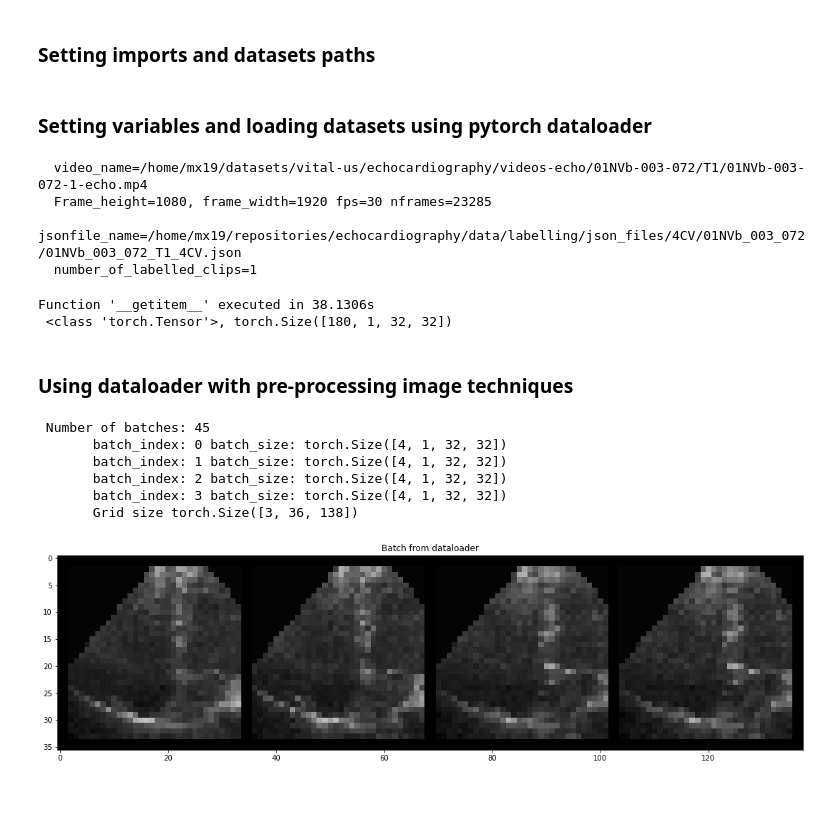
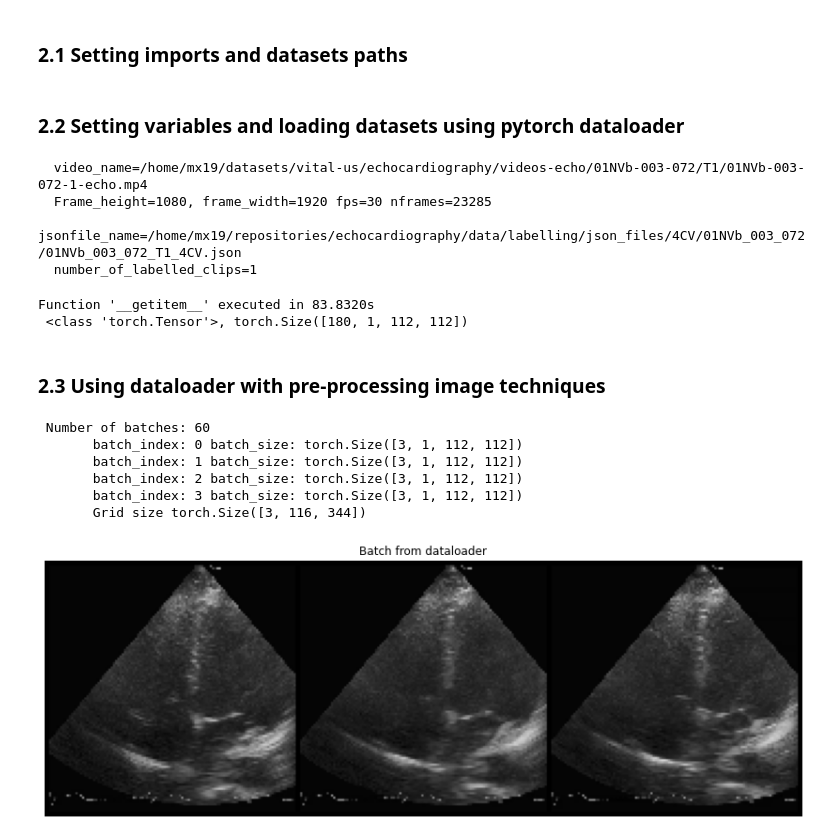
Before and after one commit to vital-ultrasound/ai-echocardiography-for-low-resource-countries, a Jupyter notebook: scripts/dataloaders/notebook.ipynb, the cells around one changed output. Cells and saved outputs as stored; diff of their text form; code cells hidden in the pictures; blank space fills up the shorter version.

Commit message:
#28 refactors ToImageTensor for different chs; adds to_grayscale; and updates notebook

```diff
--- a/scripts/dataloaders/notebook.ipynb
+++ b/scripts/dataloaders/notebook.ipynb
@@ -32,5 +32,5 @@ This notebook presents prototypes to pre-process echocardiography datasets with
 # %% [markdown]
-### Setting imports and datasets paths
+### 2.1 Setting imports and datasets paths
 # %%
 import os
 import sys
@@ -52,23 +52,40 @@ YML_FILE = os.path.join(HOME_PATH, CONFIG_FILES_PATH, 'config_4cv.yml')
 with open(YML_FILE, 'r') as yml:
     config = yaml.load(yml, Loader=yaml.FullLoader)
 # %% [markdown]
-### Setting variables and loading datasets using pytorch dataloader
+### 2.2 Setting variables and loading datasets using pytorch dataloader
 # %%
-# ToPILImage() -> Resize() -> ToTensor() # https://discuss.pytorch.org/t/typeerror-img-should-be-pil-image-got-class-torch-tensor-conversion-from-torch-tensor-to-pil-image/30494/4
 data_transform = transforms.Compose([
-    transforms.CenterCrop(600),
-    transforms.Resize((32, 32)),
-    #transforms.Normalize(mean=[0.485, 0.456, 0.406], std=[0.229, 0.224, 0.225]) #Input tensor should be a float tensor. Got torch.uint8.
-    transforms.Grayscale()
-    #transforms.ToTensor(),
-    #transforms.RandomHorizontalFlip(),
-    #transforms.ToTensor() #TypeError: pic should be PIL Image or ndarray. Got <class 'torch.Tensor'>
-    #transforms.ToPILImage()  #ValueError: pic should be 2/3 dimensional. Got 4 dimensions
-    #
+    transforms.CenterCrop(800),
+    transforms.Resize((112, 112)) #based on EchoNet-Dynamic dataset
     ])
 
 
-dataset = ViewVideoDataset(
+##ERRORS with torch dimensions
+# # with         video_data = video_data.squeeze() > #torch.Size([180, 1080, 1920])
+# # ValueError: pic should not have > 4 channels. Got 180 channels.
+# # with "C,H,W" > torch.Size([180, 1, 1080, 1920])
+# #ValueError: pic should be 2/3 dimensional. Got 4 dimensions.
+# data_transform = transforms.Compose([
+#     transforms.ToPILImage(),
+#     transforms.Resize((512,640)),
+#     transforms.ToTensor()
+# ])
+
+
+# # with #frame_torch_h_w > torch.Size([180, 1080, 1920])
+# # ValueError: pic should not have > 4 channels. Got 180 channels.
+# data_transform = transforms.Compose([
+#     transforms.ToPILImage(),
+#     transforms.Resize((512,640)),
+#     transforms.ToTensor()
+# #     transforms.CenterCrop(800),
+# #     transforms.Resize((112, 112)) #based on EchoNet-Dynamic dataset
+# #     transforms.Grayscale()
+#     ])
+
+
+
+dataset = EchoVideoDataset(
     config['participant_videos_path'],
     config['participant_path_json_files'],
     transform=data_transform
@@ -87,20 +104,18 @@ print(f' {type(data_S0)}, {data_S0.size()} ')
 # video_index_S2 = 2
 # data_S2 = dataset[video_index_S2]
 # print(f' {type(data_S2)}, {data_S2.size()} ')
-
-#TODO: AG recommends to use one dataloader for multiple subjects and clips
 # %% [output]
   video_name=/home/mx19/datasets/vital-us/echocardiography/videos-echo/01NVb-003-072/T1/01NVb-003-072-1-echo.mp4
   Frame_height=1080, frame_width=1920 fps=30 nframes=23285
   jsonfile_name=/home/mx19/repositories/echocardiography/data/labelling/json_files/4CV/01NVb_003_072/01NVb_003_072_T1_4CV.json
   number_of_labelled_clips=1
-Function '__getitem__' executed in 38.1306s
- <class 'torch.Tensor'>, torch.Size([180, 1, 32, 32])
+Function '__getitem__' executed in 83.8320s
+ <class 'torch.Tensor'>, torch.Size([180, 1, 112, 112])
 # %% [markdown]
-### Using dataloader with pre-processing image techniques
+### 2.3 Using dataloader with pre-processing image techniques
 # %%
 dataloader = DataLoader(data_S0,
-                    batch_size=4,
+                    batch_size=3,
                     shuffle=False,
                     num_workers=0,
                     pin_memory=True
@@ -114,42 +129,39 @@ for i_batch, sample_batched in enumerate(dataloader):
 
     # observe 4th batch and stop.
     if i_batch == 3:
         plt.figure(figsize =(20,5) )
 
         batch_size = len(sample_batched)
-        im_size_H, im_size_W = sample_batched.size(2), sample_batched.size(3)
 
         plt.tight_layout()
         grid = utils.make_grid(sample_batched)
         print(f'       Grid size {grid.size()}' )
-        gridT = grid.numpy().transpose((1, 2, 0))
-
-        plt.imshow(gridT)
+        plt.imshow(grid.numpy().transpose(1, 2, 0).astype('uint8'))
         plt.title('Batch from dataloader')
-#         plt.axis('off')
+        plt.axis('off')
         plt.ioff()
         plt.show()
         break
 
 
 #  Number of batches: 45
 #        batch_index: 0 batch_size: torch.Size([4, 3, 1080, 1920])
 #        batch_index: 1 batch_size: torch.Size([4, 3, 1080, 1920])
 #        batch_index: 2 batch_size: torch.Size([4, 3, 1080, 1920])
 #        batch_index: 3 batch_size: torch.Size([4, 3, 1080, 1920])
 #        Grid size torch.Size([3, 1084, 7690])
 
 #  Number of batches: 45
 #        batch_index: 0 batch_size: torch.Size([4, 1, 32, 32])
 #        batch_index: 1 batch_size: torch.Size([4, 1, 32, 32])
 #        batch_index: 2 batch_size: torch.Size([4, 1, 32, 32])
 #        batch_index: 3 batch_size: torch.Size([4, 1, 32, 32])
 #        Grid size torch.Size([3, 36, 138])
 # %% [output]
- Number of batches: 45
-       batch_index: 0 batch_size: torch.Size([4, 1, 32, 32])
-       batch_index: 1 batch_size: torch.Size([4, 1, 32, 32])
-       batch_index: 2 batch_size: torch.Size([4, 1, 32, 32])
-       batch_index: 3 batch_size: torch.Size([4, 1, 32, 32])
-       Grid size torch.Size([3, 36, 138])
+ Number of batches: 60
+       batch_index: 0 batch_size: torch.Size([3, 1, 112, 112])
+       batch_index: 1 batch_size: torch.Size([3, 1, 112, 112])
+       batch_index: 2 batch_size: torch.Size([3, 1, 112, 112])
+       batch_index: 3 batch_size: torch.Size([3, 1, 112, 112])
+       Grid size torch.Size([3, 116, 344])
-[figure, old version]
+[figure, new version]
```
Also changed, not shown: parts of 3 cells of this notebook, 3 other files.
